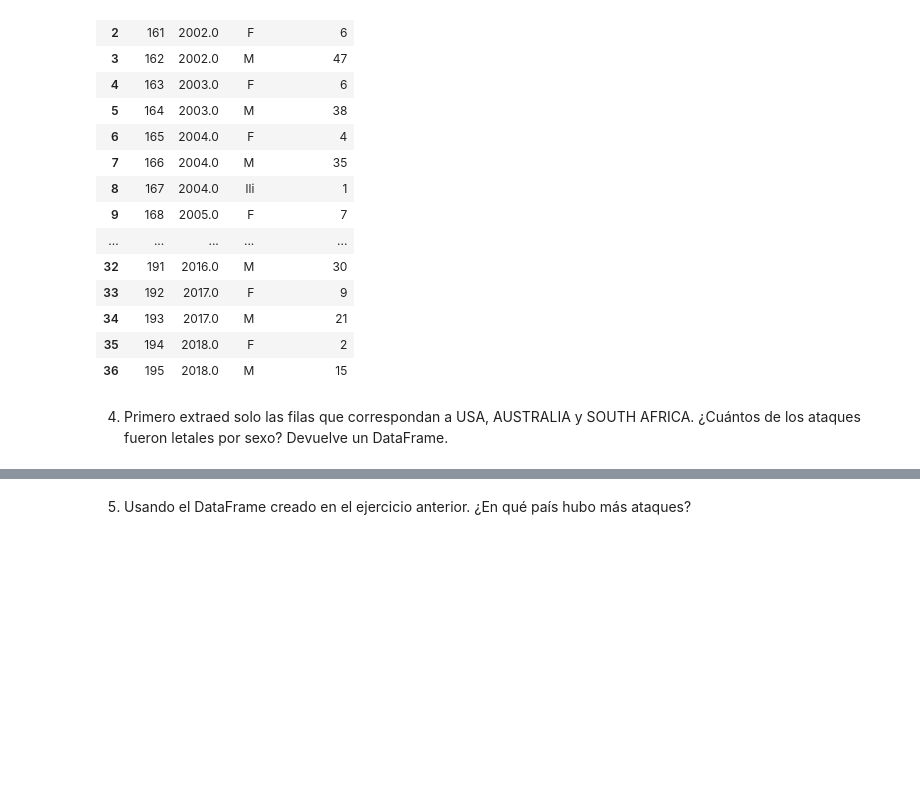
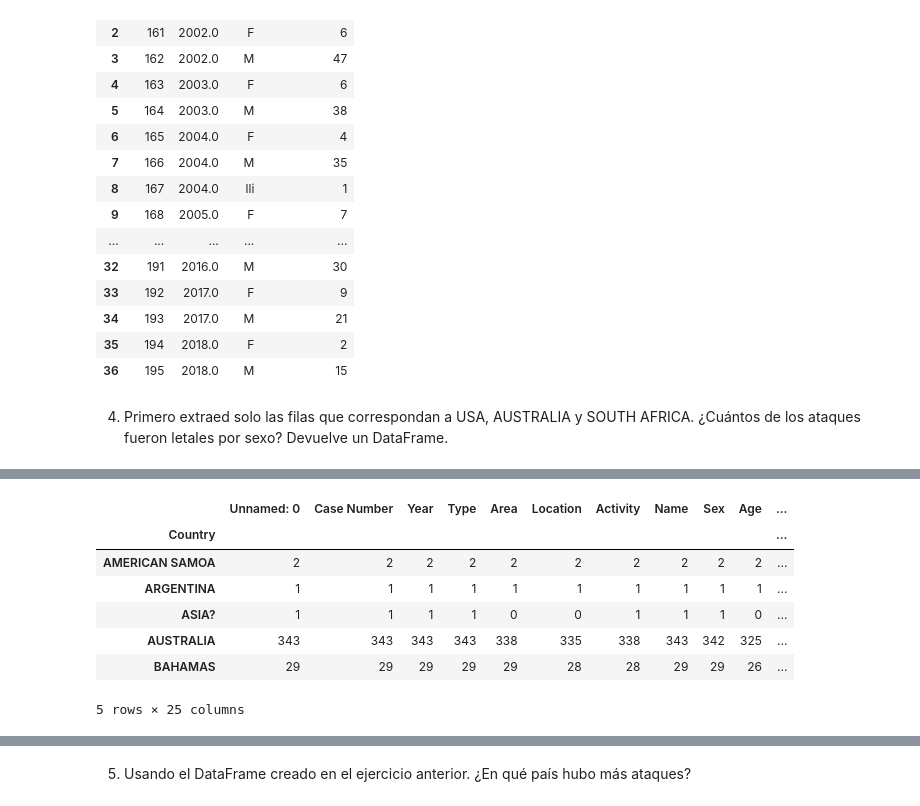
Before and after one commit to Adalab/DA-PROMO-B-MODULO1-SPRINT2-NATALIA-PAULA, a Jupyter notebook: Pandas6.ipynb, the cells around one changed output, grey strips where cells are left out. Drawn from its saved outputs; the diff is of its cells as text; code cells hidden in the pictures; blank space fills up the shorter version.

```diff
--- a/Pandas6.ipynb
+++ b/Pandas6.ipynb
@@ -74,0 +92,12 @@ df_2000
+# %%
+countries = pd.DataFrame(df_country)
+countries.head()
+# %% [output]
+|  | Unnamed: 0 | Case Number | Year | Type | Area | Location | Activity | Name | Sex | Age | ... |
+| Country |  |  |  |  |  |  |  |  |  |  | ... |
+| AMERICAN SAMOA | 2 | 2 | 2 | 2 | 2 | 2 | 2 | 2 | 2 | 2 | ... |
+| ARGENTINA | 1 | 1 | 1 | 1 | 1 | 1 | 1 | 1 | 1 | 1 | ... |
+| ASIA? | 1 | 1 | 1 | 1 | 0 | 0 | 1 | 1 | 1 | 0 | ... |
+| AUSTRALIA | 343 | 343 | 343 | 343 | 338 | 335 | 338 | 343 | 342 | 325 | ... |
+| BAHAMAS | 29 | 29 | 29 | 29 | 29 | 28 | 28 | 29 | 29 | 26 | ... |
+5 rows × 25 columns
```
Also changed, not shown: parts of 3 cells of this notebook.
